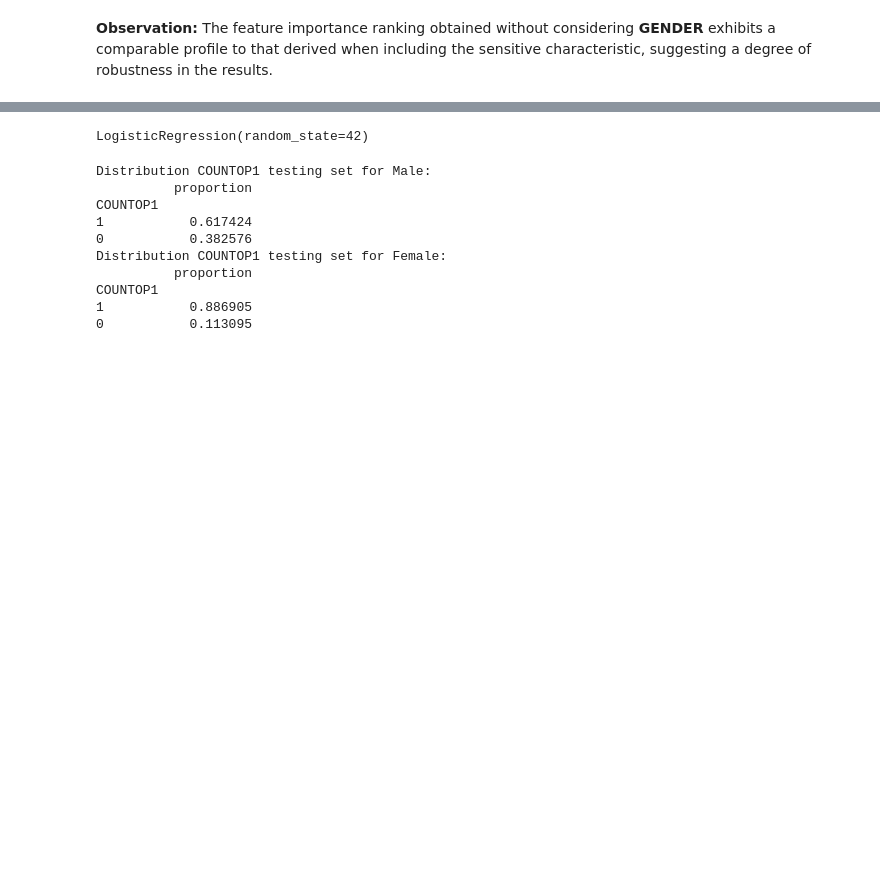
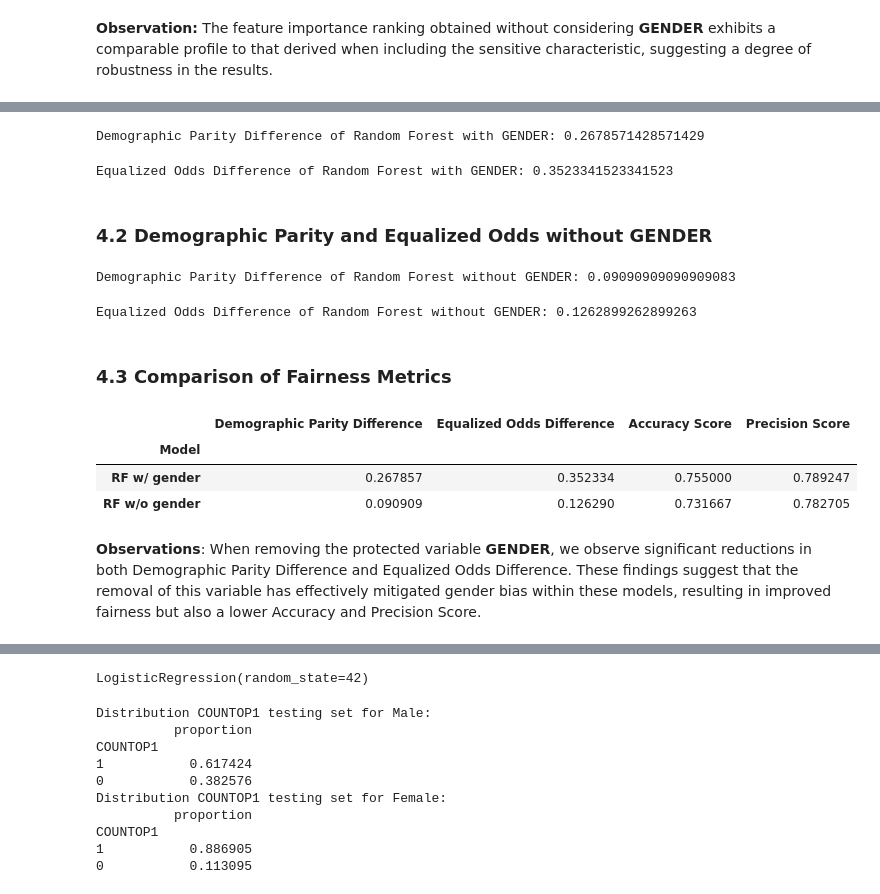
Before and after one commit to frank-g-schiller/ICA2026, a Jupyter notebook: Fairness_Example.ipynb, the cells around one changed output, grey strips where cells are left out. Saved outputs shown, nothing was run; the diff lists cells and outputs as text; code cells hidden in the pictures; blank space fills up the shorter version.

```diff
--- a/Fairness_Example.ipynb
+++ b/Fairness_Example.ipynb
@@ -919,0 +603,53 @@ Next, we fit a Logistic Regression model.
+# %%
+## Demographic Parity Difference of Random Forest Model with GENDER
+dp_diff_rf = demographic_parity_difference(y_true=Y_test,
+                                           y_pred=Y_pred_rf,
+                                           sensitive_features=X_test.GENDER)
+print(f"Demographic Parity Difference of Random Forest with GENDER: {dp_diff_rf}")
+# %% [output]
+Demographic Parity Difference of Random Forest with GENDER: 0.2678571428571429
+# %%
+## Equalized Odds Difference of Random Forest Model with GENDER
+eo_diff_rf = equalized_odds_difference(y_true=Y_test,
+                                       y_pred=Y_pred_rf,
+                                       sensitive_features=X_test.GENDER)
+print(f"Equalized Odds Difference of Random Forest with GENDER: {eo_diff_rf}")
+# %% [output]
+Equalized Odds Difference of Random Forest with GENDER: 0.3523341523341523
+# %% [markdown]
+### 4.2 Demographic Parity and Equalized Odds without GENDER
+# %%
+## Demographic Parity Difference of Random Forest Model without GENDER
+dp_diff_rf_ng = demographic_parity_difference(y_true=Y_test,
+                                              y_pred=Y_pred_rf_ng,
+                                              sensitive_features=X_test.GENDER)
+print(f"Demographic Parity Difference of Random Forest without GENDER: {dp_diff_rf_ng}")
+# %% [output]
+Demographic Parity Difference of Random Forest without GENDER: 0.09090909090909083
+# %%
+## Equalized Odds Difference of Random Forest Model without GENDER
+eo_diff_rf_ng = equalized_odds_difference(y_true=Y_test,
+                                          y_pred=Y_pred_rf_ng,
+                                          sensitive_features=X_test.GENDER)
+print(f"Equalized Odds Difference of Random Forest without GENDER: {eo_diff_rf_ng}")
+# %% [output]
+Equalized Odds Difference of Random Forest without GENDER: 0.1262899262899263
+# %% [markdown]
+### 4.3 Comparison of Fairness Metrics
+# %%
+# Fairness Metrics Table for all Models
+df_Fairtable_sum = pd.DataFrame()
+df_Fairtable_sum['Model'] = ['RF w/ gender','RF w/o gender']
+df_Fairtable_sum['Demographic Parity Difference'] = [dp_diff_rf, dp_diff_rf_ng]
+df_Fairtable_sum['Equalized Odds Difference'] = [eo_diff_rf, eo_diff_rf_ng]
+df_Fairtable_sum['Accuracy Score'] = [accuracy_rf, accuracy_rf_ng]
+df_Fairtable_sum['Precision Score'] = [precision_rf, precision_rf_ng]
+df_Fairtable_sum.set_index("Model", inplace = True)
+df_Fairtable_sum
+# %% [output]
+|  | Demographic Parity Difference | Equalized Odds Difference | Accuracy Score | Precision Score |
+| Model |  |  |  |  |
+| RF w/ gender | 0.267857 | 0.352334 | 0.755000 | 0.789247 |
+| RF w/o gender | 0.090909 | 0.126290 | 0.731667 | 0.782705 |
+# %% [markdown]
+**Observations**: When removing the protected variable **GENDER**, we observe significant reductions in both Demographic Parity Difference and Equalized Odds Difference. These findings suggest that the removal of this variable has effectively mitigated gender bias within these models, resulting in improved fairness but also a lower Accuracy and Precision Score.
```
Also changed, not shown: parts of 176 cells of this notebook.
